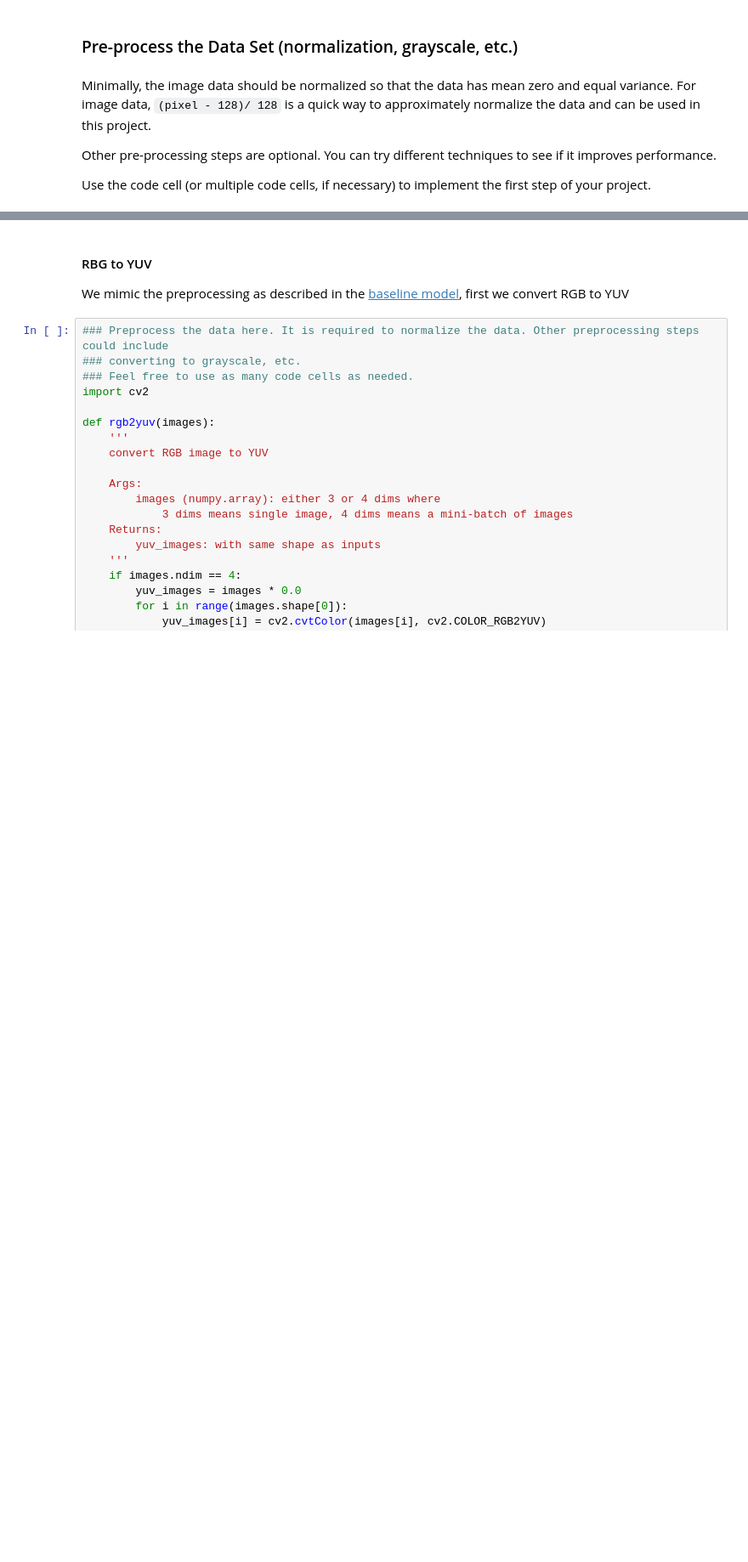
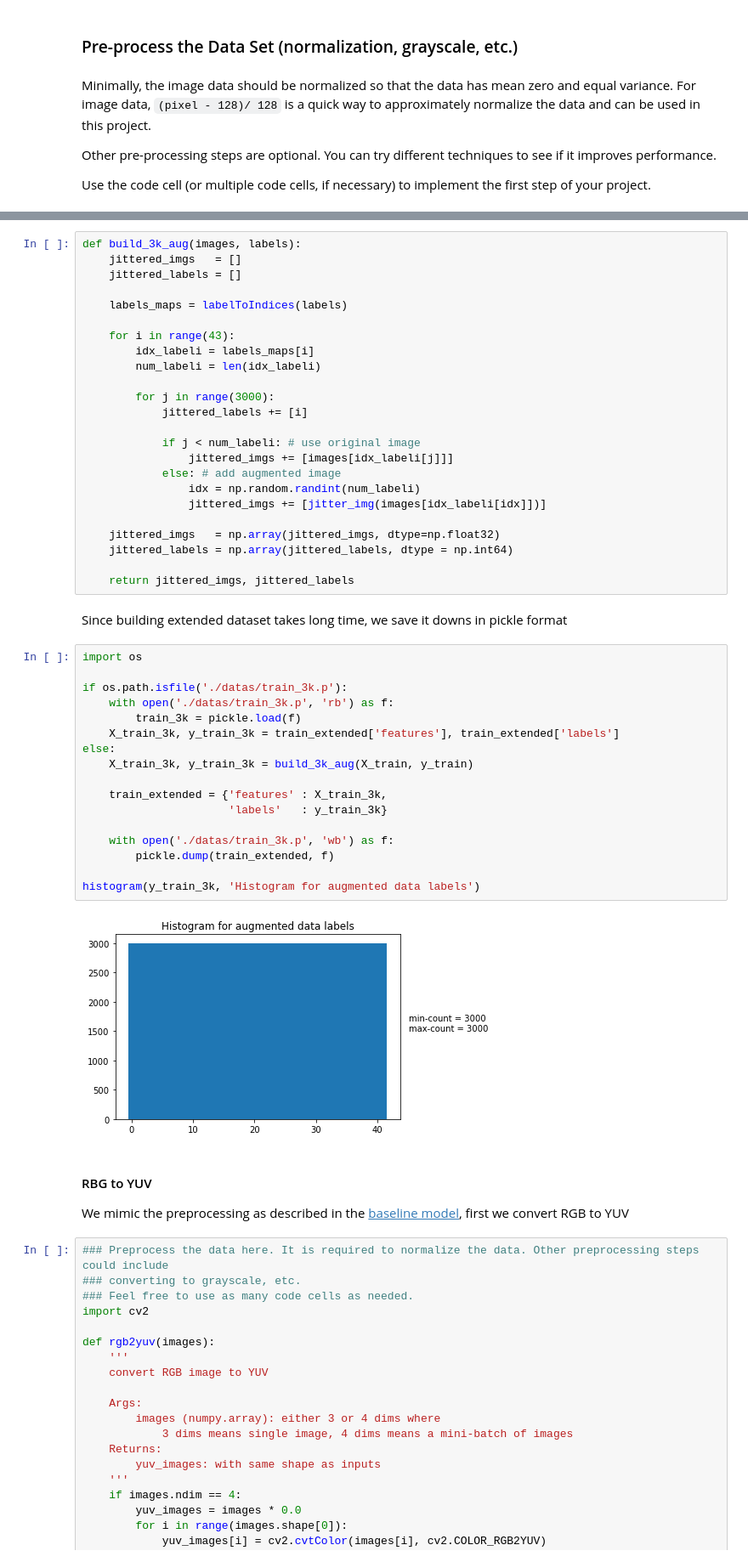
Before and after one commit to minh84/udacity_carnd, a Jupyter notebook: CarND-Traffic-Sign-Classifier-P2/Traffic_Sign_Classifier.ipynb, the cells around one changed output, grey strips where cells are left out. Shown at 85% size. Cells and saved outputs as stored; diff of their text form; blank space fills up the shorter version.

```diff
--- a/CarND-Traffic-Sign-Classifier-P2/Traffic_Sign_Classifier.ipynb
+++ b/CarND-Traffic-Sign-Classifier-P2/Traffic_Sign_Classifier.ipynb
@@ -228,3 +308,48 @@ Use the code cell (or multiple code cells, if necessary) to implement the first
+# %%
+def build_3k_aug(images, labels):
+    jittered_imgs   = []
+    jittered_labels = []
+
+    labels_maps = labelToIndices(labels)
+
+    for i in range(43):
+        idx_labeli = labels_maps[i]
+        num_labeli = len(idx_labeli)
+
+        for j in range(3000):
+            jittered_labels += [i]
+
+            if j < num_labeli: # use original image
+                jittered_imgs += [images[idx_labeli[j]]]
+            else: # add augmented image
+                idx = np.random.randint(num_labeli)
+                jittered_imgs += [jitter_img(images[idx_labeli[idx]])]
+
+    jittered_imgs   = np.array(jittered_imgs, dtype=np.float32)
+    jittered_labels = np.array(jittered_labels, dtype = np.int64)
+
+    return jittered_imgs, jittered_labels
+# %% [markdown]
+Since building extended dataset takes long time, we save it downs in pickle format
+# %%
+import os
+
+if os.path.isfile('./datas/train_3k.p'):
+    with open('./datas/train_3k.p', 'rb') as f:
+        train_3k = pickle.load(f)
+    X_train_3k, y_train_3k = train_extended['features'], train_extended['labels']
+else:
+    X_train_3k, y_train_3k = build_3k_aug(X_train, y_train)
+
+    train_extended = {'features' : X_train_3k,
+                      'labels'   : y_train_3k}
+
+    with open('./datas/train_3k.p', 'wb') as f:
+        pickle.dump(train_extended, f)
+
+histogram(y_train_3k, 'Histogram for augmented data labels')
+# %% [output]
+[figure, added]
 # %% [markdown]
 #### RBG to YUV
 We mimic the preprocessing as described in the [baseline model](http://yann.lecun.com/exdb/publis/pdf/sermanet-ijcnn-11.pdf), first we convert RGB to YUV
```
Also changed, not shown: parts of 64 cells of this notebook, 7 other files.
